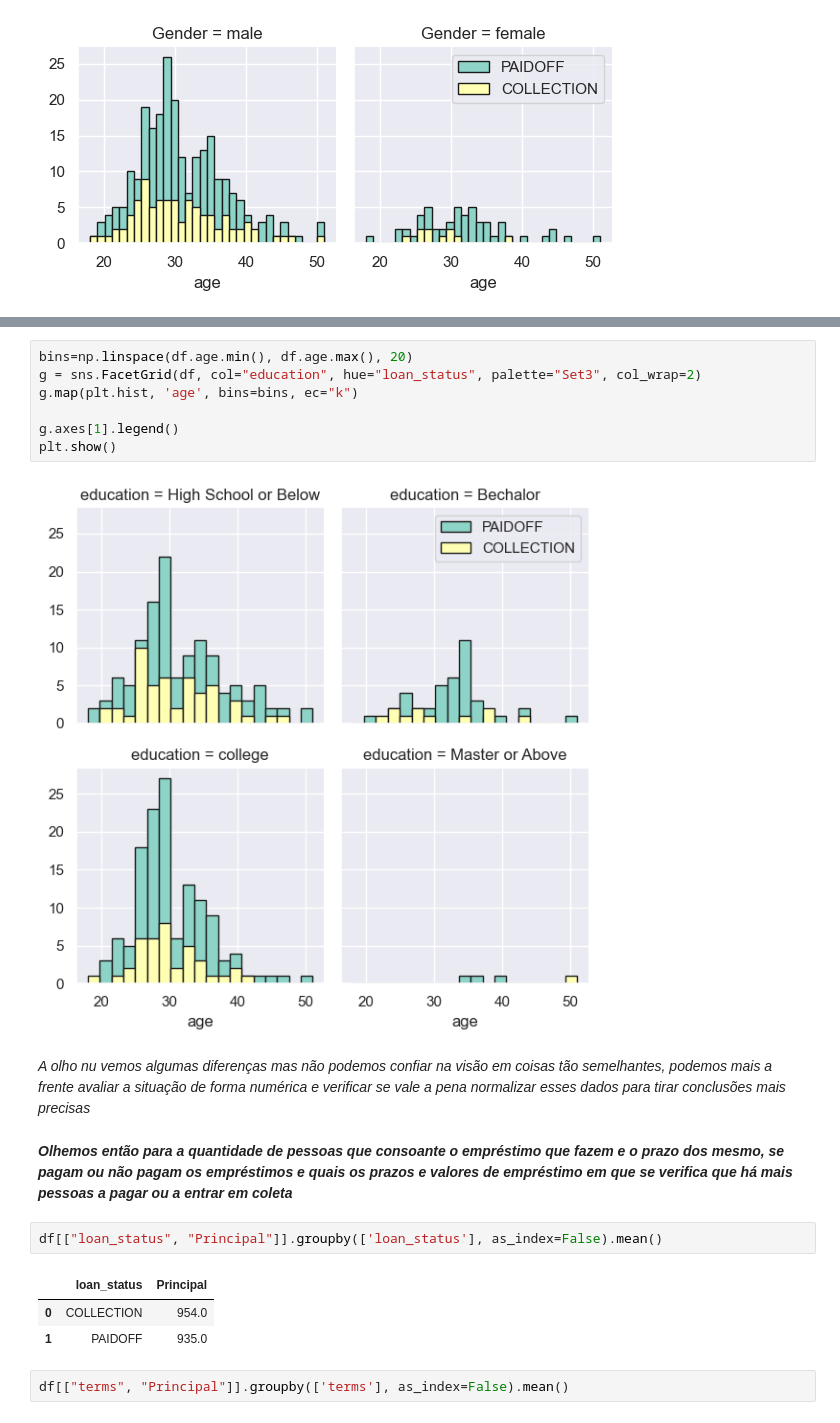
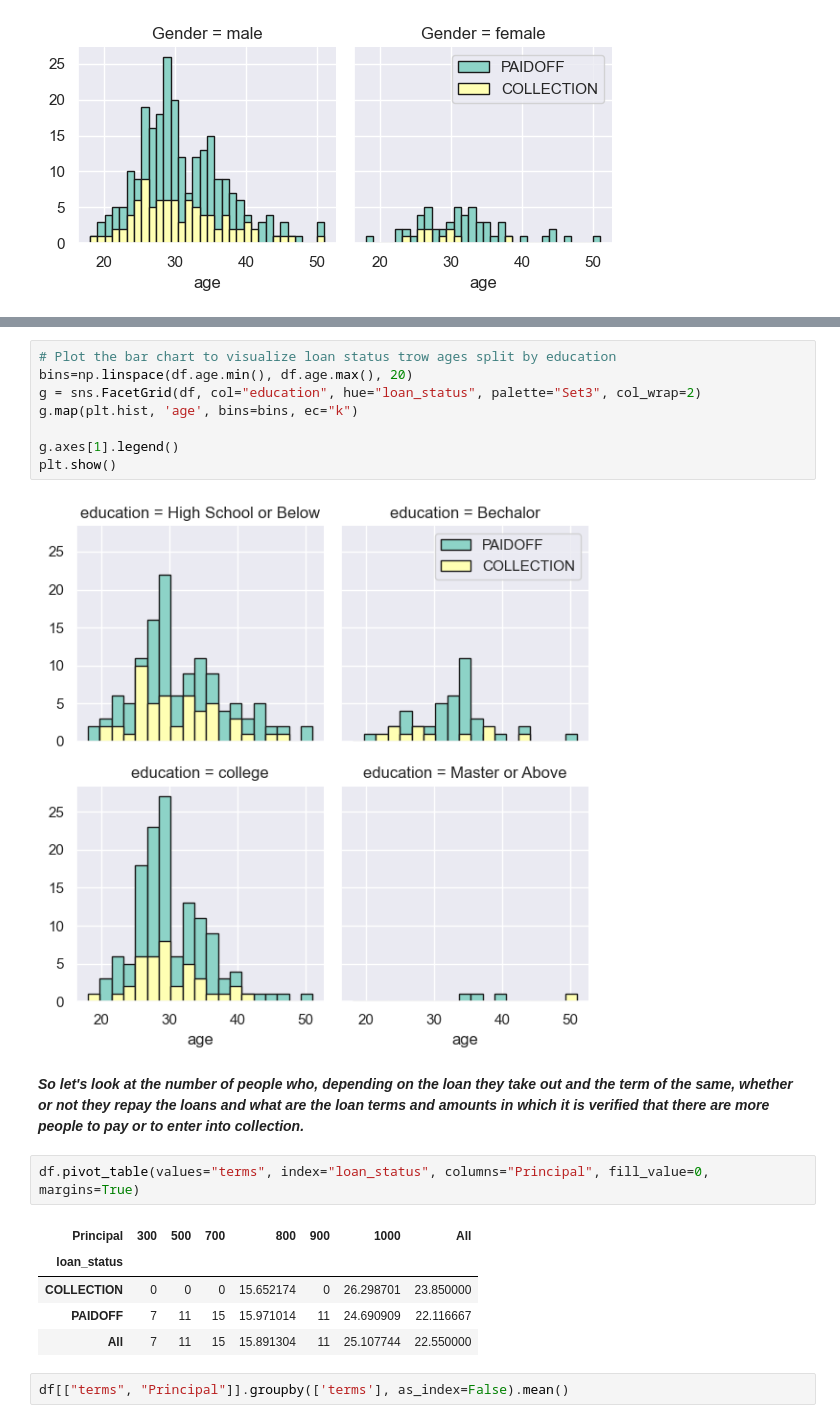
Before and after one commit to ThatPoter/Bank-Loan-Classifier, a Jupyter notebook: LoansStatusClassification(v1).ipynb, the cells around one changed output, grey strips where cells are left out. Drawn from its saved outputs; the diff is of its cells as text.

```diff
--- a/LoansStatusClassification(v1).ipynb
+++ b/LoansStatusClassification(v1).ipynb
@@ -253,4 +222,5 @@ group_by_edu.unstack(level=-1)
 # %%
+# Plot the bar chart to visualize loan status trow ages split by education
 bins=np.linspace(df.age.min(), df.age.max(), 20)
 g = sns.FacetGrid(df, col="education", hue="loan_status", palette="Set3", col_wrap=2)
 g.map(plt.hist, 'age', bins=bins, ec="k")
@@ -259,16 +229,16 @@ g.axes[1].legend()
 plt.show()
 # %% [output]
 [figure]
-# %% [markdown]
-*A olho nu vemos algumas diferenças mas não podemos confiar na visão em coisas tão semelhantes, podemos mais a frente avaliar a situação de forma numérica e verificar se vale a pena normalizar esses dados para tirar conclusões mais precisas*
-# %% [markdown]
-***Olhemos então para a quantidade de pessoas que consoante o empréstimo que fazem e o prazo dos mesmo, se pagam ou não pagam os empréstimos e quais os prazos e valores de empréstimo em que se verifica que há mais pessoas a pagar ou a entrar em coleta***
-# %%
-df[["loan_status", "Principal"]].groupby(['loan_status'], as_index=False).mean()
-# %% [output]
-|  | loan_status | Principal |
-| 0 | COLLECTION | 954.0 |
-| 1 | PAIDOFF | 935.0 |
+# %% [markdown]
+***So let's look at the number of people who, depending on the loan they take out and the term of the same, whether or not they repay the loans and what are the loan terms and amounts in which it is verified that there are more people to pay or to enter into collection.***
+# %%
+df.pivot_table(values="terms", index="loan_status", columns="Principal", fill_value=0, margins=True)
+# %% [output]
+| Principal | 300 | 500 | 700 | 800 | 900 | 1000 | All |
+| loan_status |  |  |  |  |  |  |  |
+| COLLECTION | 0 | 0 | 0 | 15.652174 | 0 | 26.298701 | 23.850000 |
+| PAIDOFF | 7 | 11 | 15 | 15.971014 | 11 | 24.690909 | 22.116667 |
+| All | 7 | 11 | 15 | 15.891304 | 11 | 25.107744 | 22.550000 |
 # %%
 df[["terms", "Principal"]].groupby(['terms'], as_index=False).mean()
 # %% [output]
```
Also changed, not shown: parts of 57 cells of this notebook.
